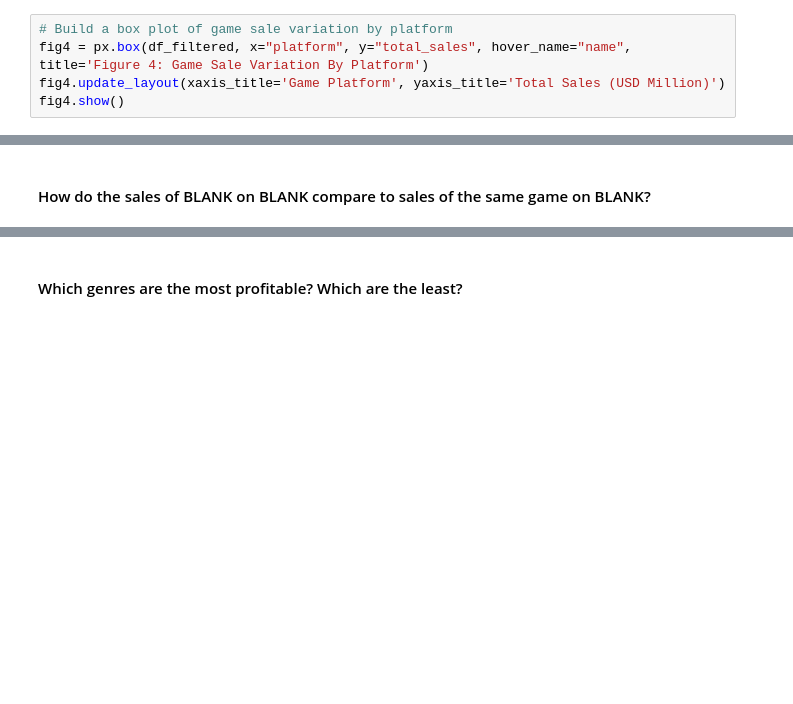
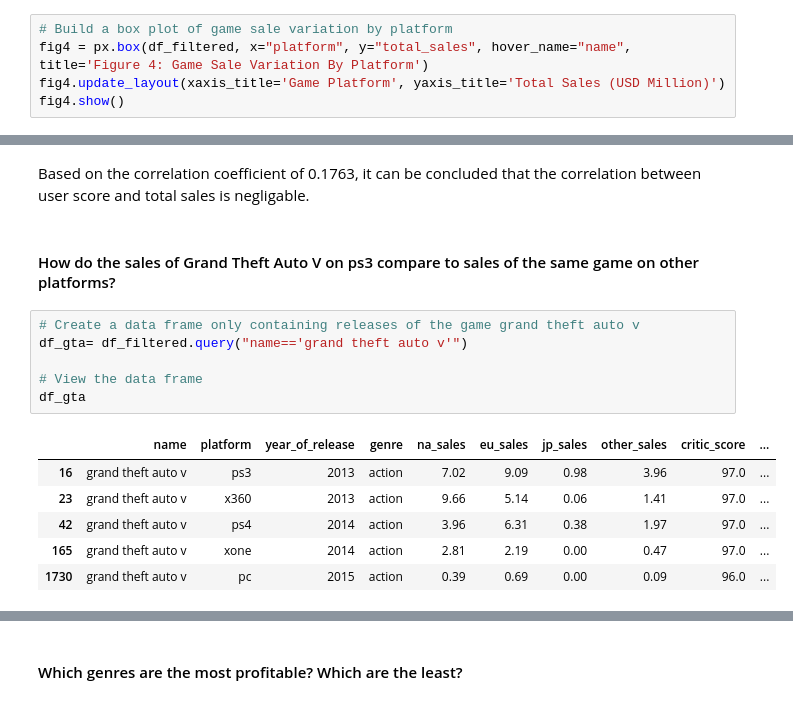
Before and after one commit to le-crupi64/Video-Game-Sales-Analysis, a Jupyter notebook: GameSales.ipynb, the cells around one changed output, grey strips where cells are left out. Cells and saved outputs as stored; diff of their text form; blank space fills up the shorter version.

```diff
--- a/GameSales.ipynb
+++ b/GameSales.ipynb
@@ -253,2 +270,19 @@ Build a box plot for the global sales of all games, broken down by platform. Are
+# %% [markdown]
+
+
+Based on the correlation coefficient of 0.1763, it can be concluded that the correlation between user score and total sales is negligable.
 # %% [markdown]
-#### How do the sales of BLANK on BLANK compare to sales of the same game on BLANK?
+#### How do the sales of Grand Theft Auto V on ps3 compare to sales of the same game on other platforms?
+# %%
+# Create a data frame only containing releases of the game grand theft auto v
+df_gta= df_filtered.query("name=='grand theft auto v'")
+
+# View the data frame
+df_gta
+# %% [output]
+|  | name | platform | year_of_release | genre | na_sales | eu_sales | jp_sales | other_sales | critic_score | ... |
+| 16 | grand theft auto v | ps3 | 2013 | action | 7.02 | 9.09 | 0.98 | 3.96 | 97.0 | ... |
+| 23 | grand theft auto v | x360 | 2013 | action | 9.66 | 5.14 | 0.06 | 1.41 | 97.0 | ... |
+| 42 | grand theft auto v | ps4 | 2014 | action | 3.96 | 6.31 | 0.38 | 1.97 | 97.0 | ... |
+| 165 | grand theft auto v | xone | 2014 | action | 2.81 | 2.19 | 0.00 | 0.47 | 97.0 | ... |
+| 1730 | grand theft auto v | pc | 2015 | action | 0.39 | 0.69 | 0.00 | 0.09 | 96.0 | ... |
```
Also changed, not shown: parts of 15 cells of this notebook.
